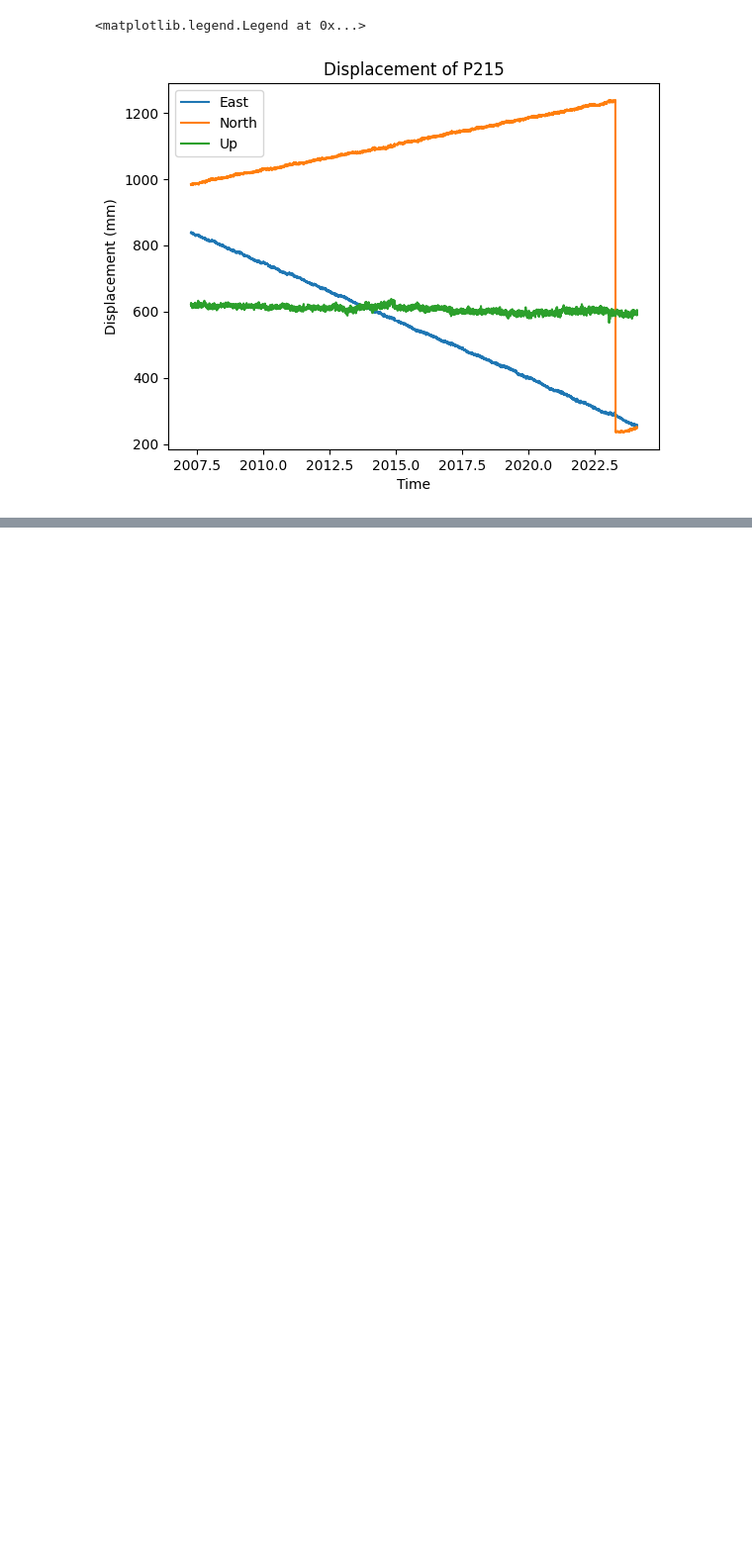
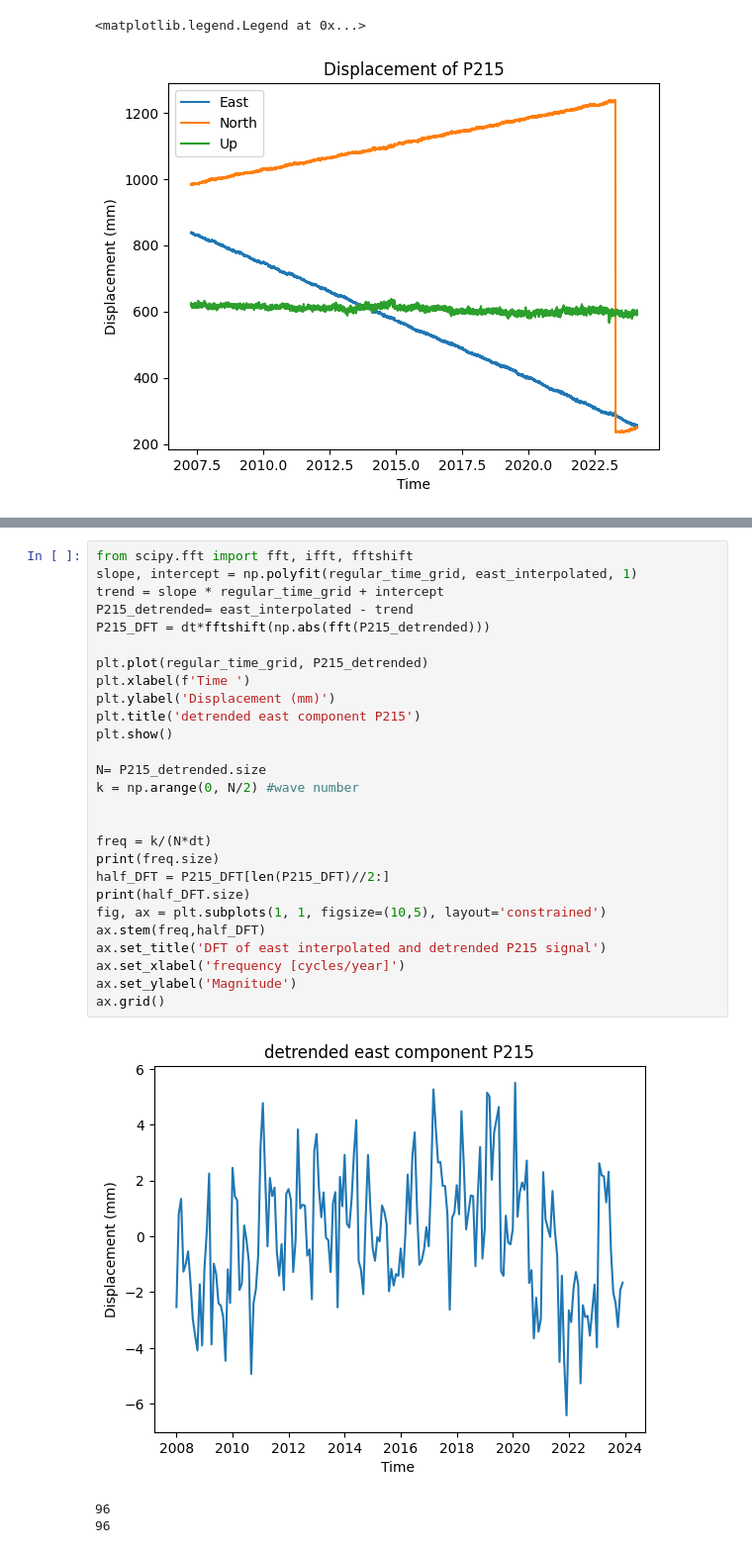
Before and after one commit to ICSlingerland/synthesis_assign, a Jupyter notebook: synthesis.ipynb, the cells around one changed output, grey strips where cells are left out. Shown at 99% size. Saved outputs shown, nothing was run; the diff lists cells and outputs as text; blank space fills up the shorter version.

```diff
--- a/synthesis.ipynb
+++ b/synthesis.ipynb
@@ -326,0 +428,31 @@ plt.legend()
+# %%
+from scipy.fft import fft, ifft, fftshift
+slope, intercept = np.polyfit(regular_time_grid, east_interpolated, 1)
+trend = slope * regular_time_grid + intercept
+P215_detrended= east_interpolated - trend
+P215_DFT = dt*fftshift(np.abs(fft(P215_detrended)))
+
+plt.plot(regular_time_grid, P215_detrended)
+plt.xlabel(f'Time ')
+plt.ylabel('Displacement (mm)')
+plt.title('detrended east component P215')
+plt.show()
+
+N= P215_detrended.size
+k = np.arange(0, N/2) #wave number
+
+
+freq = k/(N*dt)
+print(freq.size)
+half_DFT = P215_DFT[len(P215_DFT)//2:]
+print(half_DFT.size)
+fig, ax = plt.subplots(1, 1, figsize=(10,5), layout='constrained')
+ax.stem(freq,half_DFT)
+ax.set_title('DFT of east interpolated and detrended P215 signal')
+ax.set_xlabel('frequency [cycles/year]')
+ax.set_ylabel('Magnitude')
+ax.grid()
+# %% [output]
+[figure, added]
+96
+96
```
Also changed, not shown: parts of 44 cells of this notebook, 1 other file.
